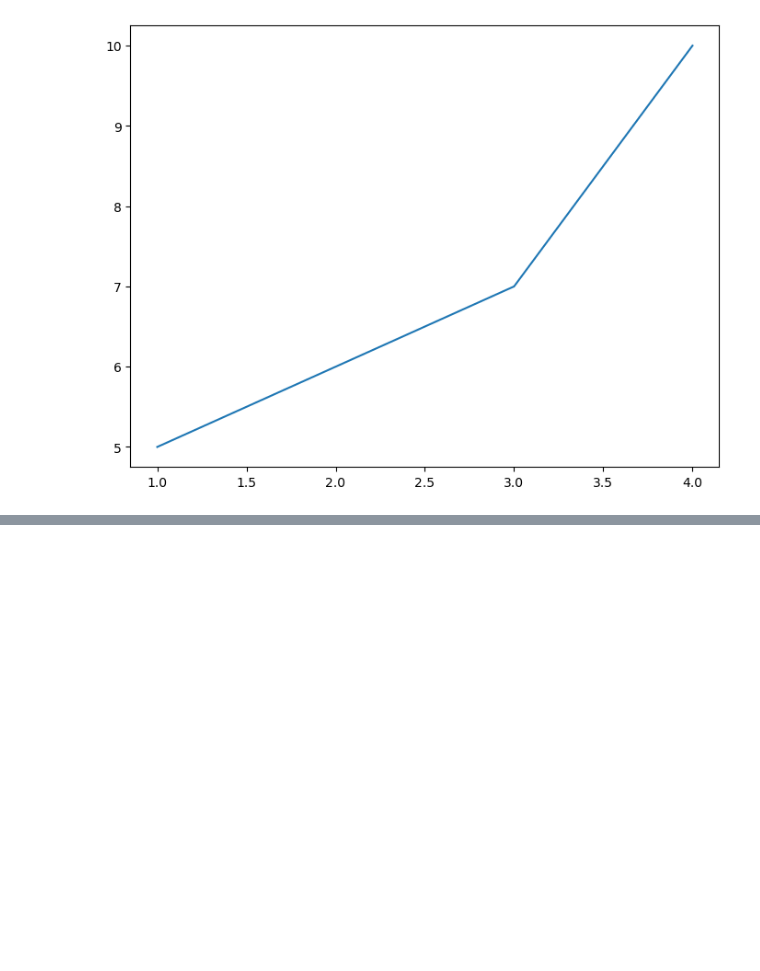
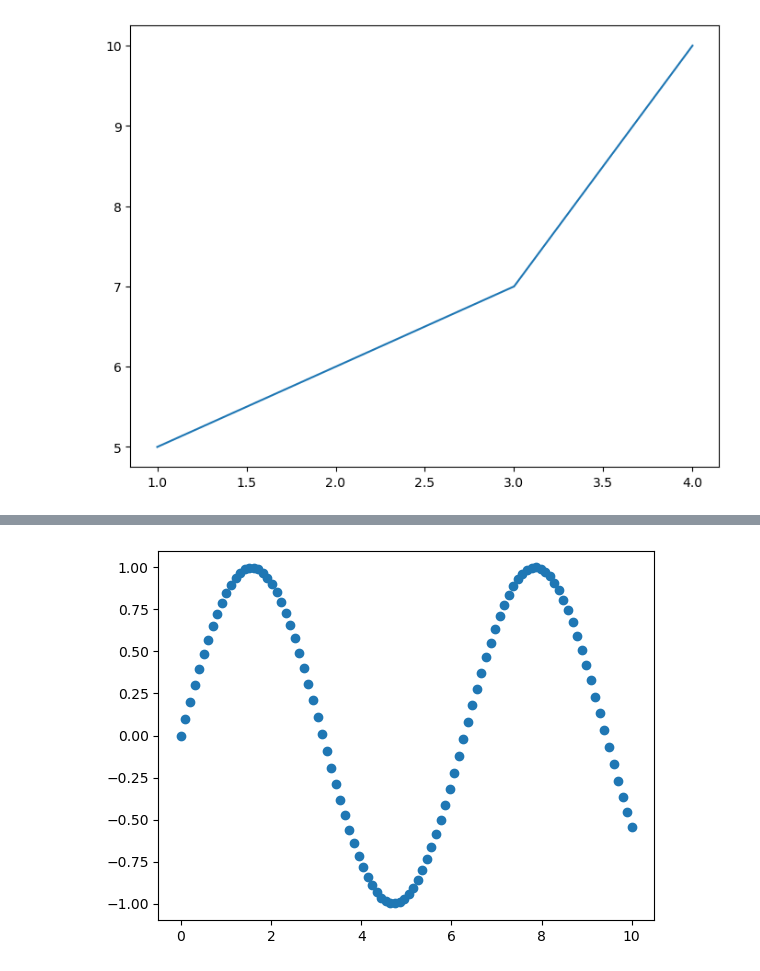
Before and after one commit to JaikumarPaswan/ML-Learning, a Jupyter notebook: introduction-to-matplotlib.ipynb, the cells around one changed output, grey strips where cells are left out. Drawn from its saved outputs; the diff is of its cells as text; code cells hidden in the pictures; blank space fills up the shorter version.

```diff
--- a/introduction-to-matplotlib.ipynb
+++ b/introduction-to-matplotlib.ipynb
@@ -40,0 +98,5 @@ ax.plot(x,y); #add some data
+# %%
+fig, ax = plt.subplots()
+ax.scatter(x, np.sin(x));
+# %% [output]
+[figure, added]
```
Also changed, not shown: parts of 9 cells of this notebook, 1 other file.
